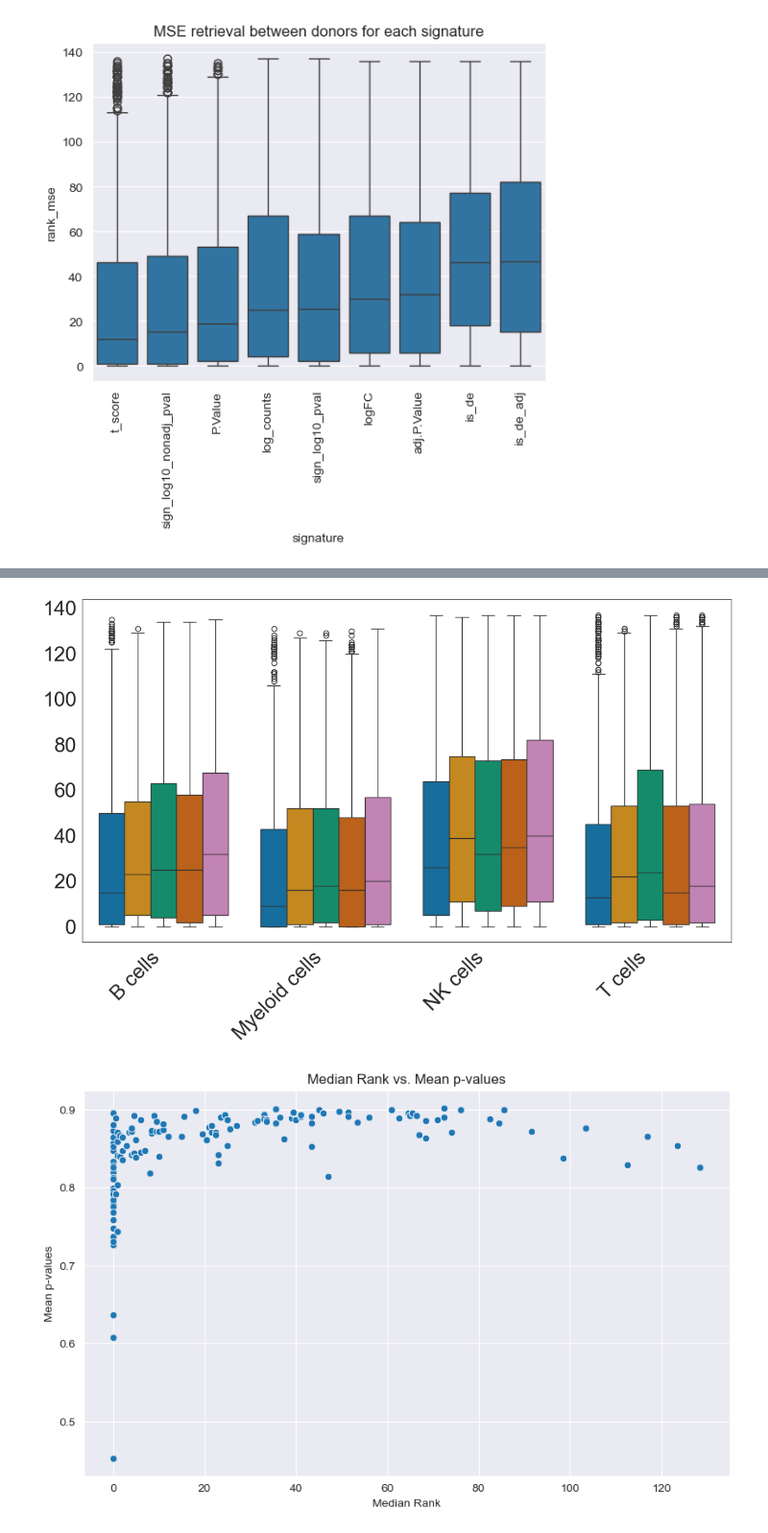
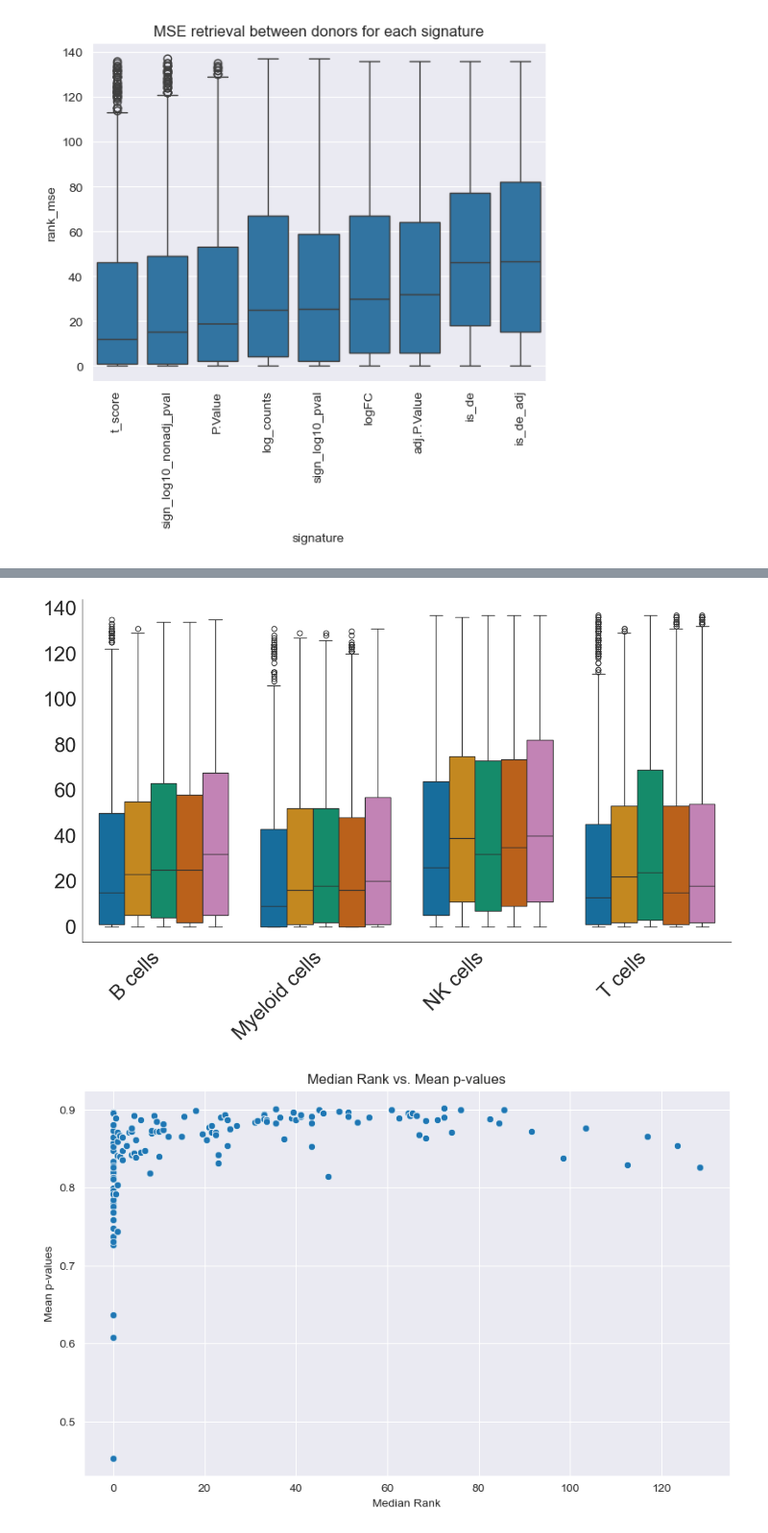
Before and after one commit to theislab/task-dge-perturbation-prediction-analysis, a Jupyter notebook: representation_analysis/representation_analysis.ipynb, the cells around one changed output, grey strips where cells are left out. Shown at 96% size. Saved outputs shown, nothing was run; the diff lists cells and outputs as text; code cells hidden in the pictures.

```diff
--- a/representation_analysis/representation_analysis.ipynb
+++ b/representation_analysis/representation_analysis.ipynb
@@ -222,30 +215,32 @@ plt.show()
 # %%
 df_melted = ranks_subset.melt(id_vars=['Signature', 'cell_type', 'donor_id_1', 'donor_id_2', 'sm_name'],
                     value_vars=['rank_cosine', 'rank_mae', 'rank_mse'],
                     var_name='Metric', value_name='Rank')
 plt.rcParams.update({'font.size': 24})
 plt.figure(figsize=(12, 8))
 # Plot using cell_type as x-axis and Signature as hue
 ax = sns.boxplot(data=df_melted, x='cell_type', y='Rank', hue='Signature', palette=palette, hue_order=ordered_signatures[:-2])
 
 # Optional: If you have many signatures, you might want to handle the legend better
 plt.legend(title='Signature', bbox_to_anchor=(1.05, 1), loc='upper left')
 
 ax.set_xlabel('')
 ax.set_ylabel('')
+ax.spines["top"].set_visible(False)
+ax.spines["right"].set_visible(False)
 ax.get_legend().remove()
 plt.xticks(rotation=45, ha='right')
 
 # Adjust layout to make room for the rotated x-axis labels and legend
 plt.tight_layout()
 
 # Save the plot
-plt.savefig("boxplot_across_cell_types_by_signature.svg")
+plt.savefig("boxplot_across_cell_types_by_signature.svg", transparent=True)
 
 # Display the plot
 plt.show()
 # %% [output]
-[figure, old version]
+[figure, new version]
 # %%
 ranks_df_subset = ranks_df[ranks_df['signature'].isin(['sign_log10_pval_clipped_0001'])].copy()
 # %%
```
Also changed, not shown: parts of 3 cells of this notebook, 1 other file.
